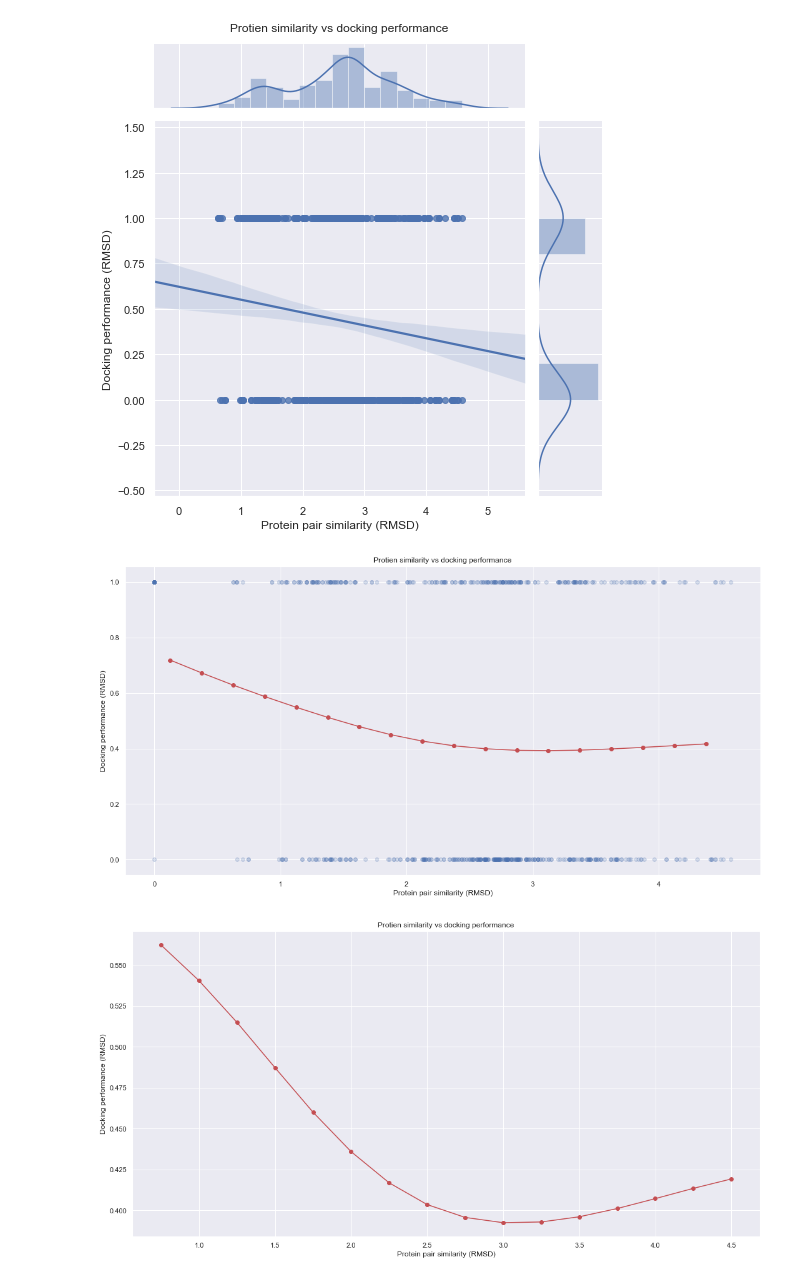
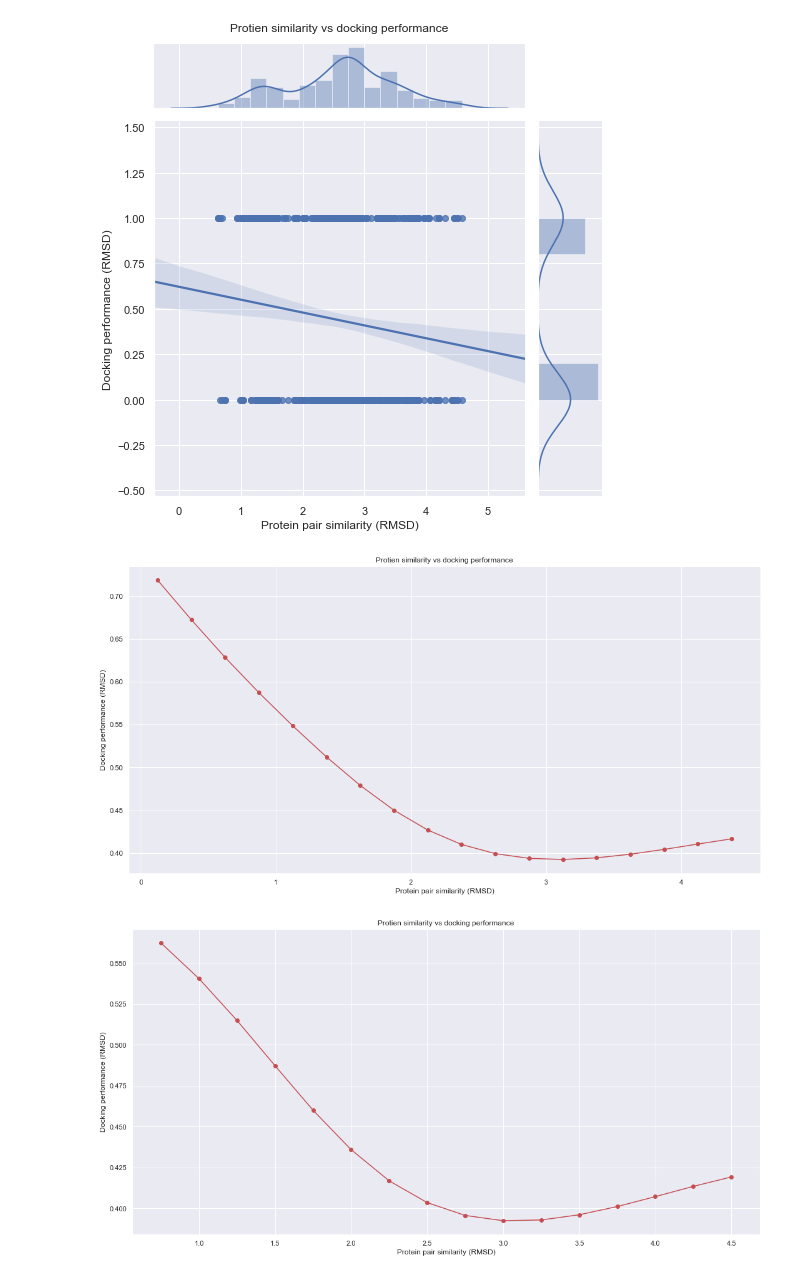
Before and after one commit to sidhikabalachandar/flexibility_project, a Jupyter notebook: protein_flexibility/Analysis/rmsd_analysis.ipynb, the cells around one changed output. Cells and saved outputs as stored; diff of their text form; code cells hidden in the pictures.

```diff
--- a/protein_flexibility/Analysis/rmsd_analysis.ipynb
+++ b/protein_flexibility/Analysis/rmsd_analysis.ipynb
@@ -374,28 +374,28 @@ plt.show()
 # %%
 def weighted_moving_average(x,y,step_size=0.05,width=1):
     bin_centers  = np.arange(np.min(x),np.max(x)-0.5*step_size,step_size)+0.5*step_size
     bin_avg = np.zeros(len(bin_centers))
 
     #We're going to weight with a Gaussian function
     def gaussian(x,amp=1,mean=0,sigma=1):
         return amp*np.exp(-(x-mean)**2/(2*sigma**2))
 
     for index in range(0,len(bin_centers)):
         bin_center = bin_centers[index]
         weights = gaussian(x,mean=bin_center,sigma=width)
         bin_avg[index] = np.average(y,weights=weights)
 
     return (bin_centers,bin_avg)
 
-plt.scatter(x_bin, y_bin, alpha=0.2)
+#plt.scatter(x_bin, y_bin, alpha=0.2)
 x_avg, y_avg = weighted_moving_average(x_bin, y_bin, step_size=0.25, width=0.8)
 plt.plot(x_avg, y_avg, 'o-', color='r')
 plt.title('Protien similarity vs docking performance')
 plt.xlabel('Protein pair similarity (RMSD)')
 plt.ylabel('Docking performance (RMSD)')
 plt.show()
 # %% [output]
-[figure, old version]
+[figure, new version]
 # %%
 def weighted_moving_average(x,y,step_size=0.05,width=1):
     bin_centers  = np.arange(np.min(x),np.max(x)-0.5*step_size,step_size)+0.5*step_size
```
Also changed, not shown: 8 other files.
